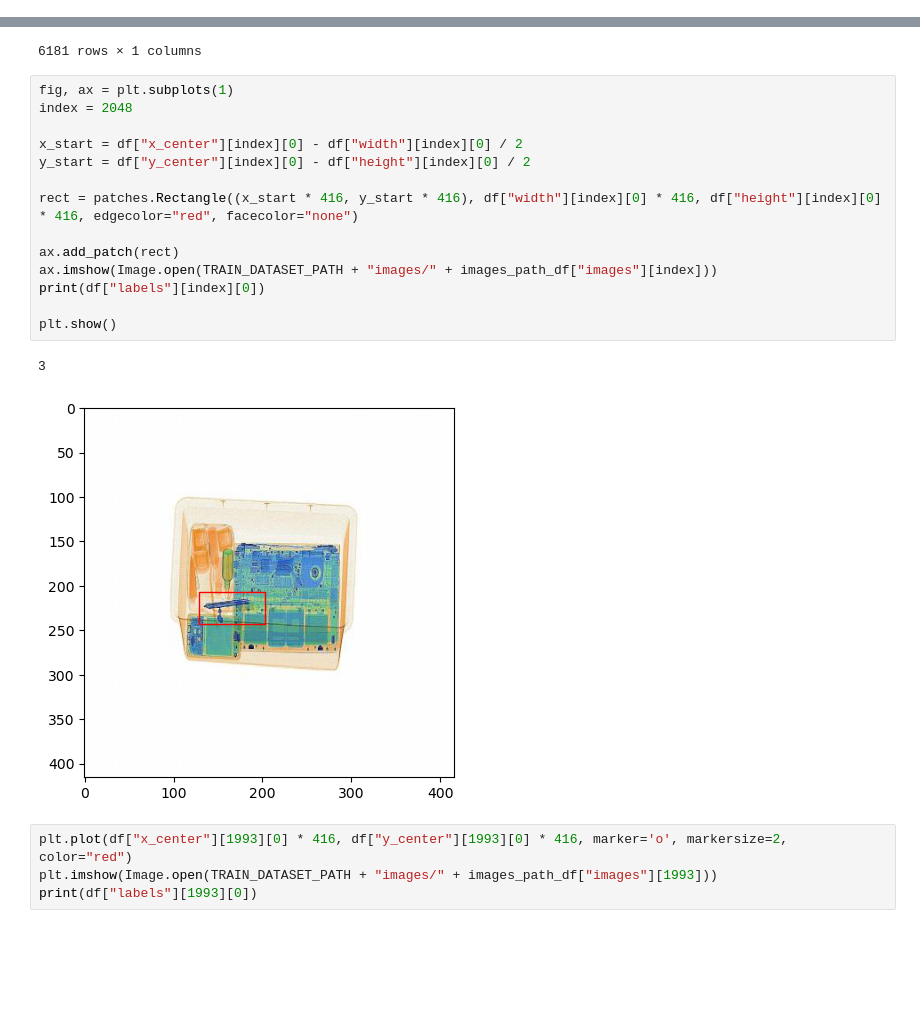
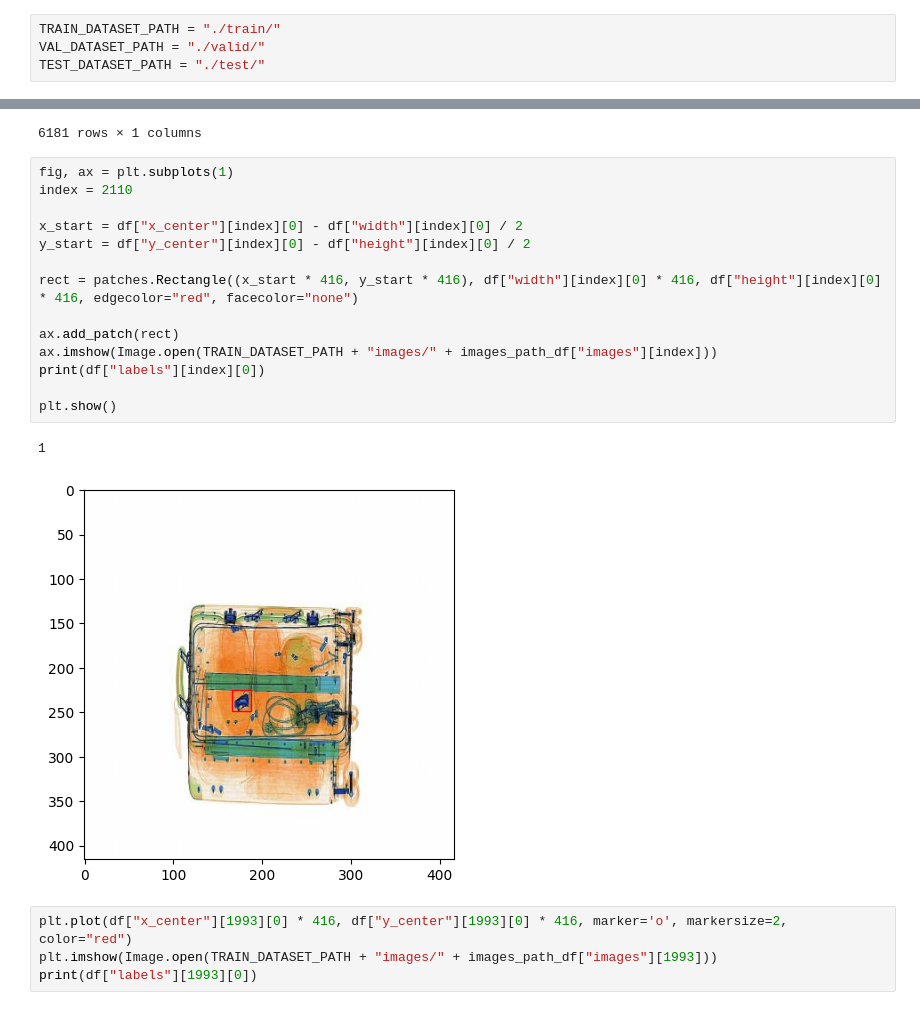
Before and after one commit to FTDS-assignment-bay/p2-final-project-ftds-hck-026, a Jupyter notebook: load_data.ipynb, the cells around one changed output, grey strips where cells are left out. Saved outputs shown, nothing was run; the diff lists cells and outputs as text; blank space fills up the shorter version.

```diff
--- a/load_data.ipynb
+++ b/load_data.ipynb
@@ -13,3 +17,7 @@ TRAIN_DATASET_PATH = "./dataset/train/"
+# %%
+TRAIN_DATASET_PATH = "./train/"
+VAL_DATASET_PATH = "./valid/"
+TEST_DATASET_PATH = "./test/"
 # %%
 path = TRAIN_DATASET_PATH + "labels"
 
@@ -106,21 +114,21 @@ images_path_df
 6181 rows × 1 columns
 # %%
 fig, ax = plt.subplots(1)
-index = 2048
+index = 2110
 
 x_start = df["x_center"][index][0] - df["width"][index][0] / 2
 y_start = df["y_center"][index][0] - df["height"][index][0] / 2
 
 rect = patches.Rectangle((x_start * 416, y_start * 416), df["width"][index][0] * 416, df["height"][index][0] * 416, edgecolor="red", facecolor="none")
 
 ax.add_patch(rect)
 ax.imshow(Image.open(TRAIN_DATASET_PATH + "images/" + images_path_df["images"][index]))
 print(df["labels"][index][0])
 
 plt.show()
 # %% [output]
-3
+1
-[figure, old version]
+[figure, new version]
 # %%
 plt.plot(df["x_center"][1993][0] * 416, df["y_center"][1993][0] * 416, marker='o', markersize=2, color="red")
 plt.imshow(Image.open(TRAIN_DATASET_PATH + "images/" + images_path_df["images"][1993]))
```
Also changed, not shown: parts of 11 cells of this notebook.
